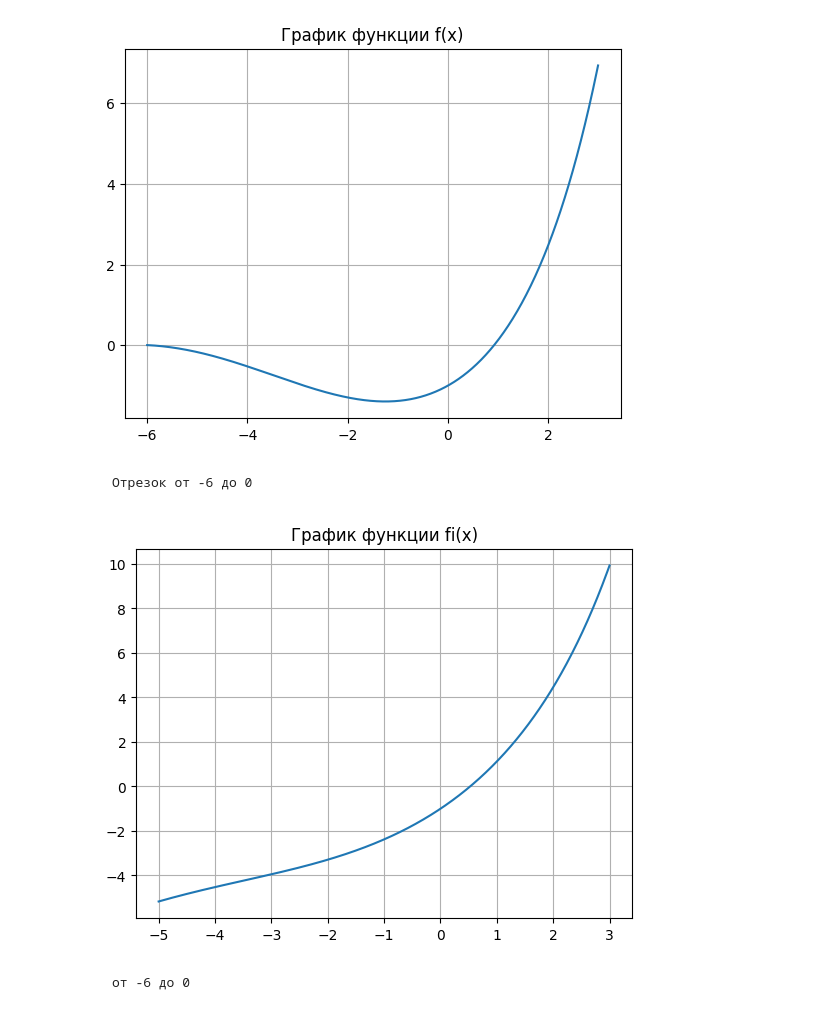
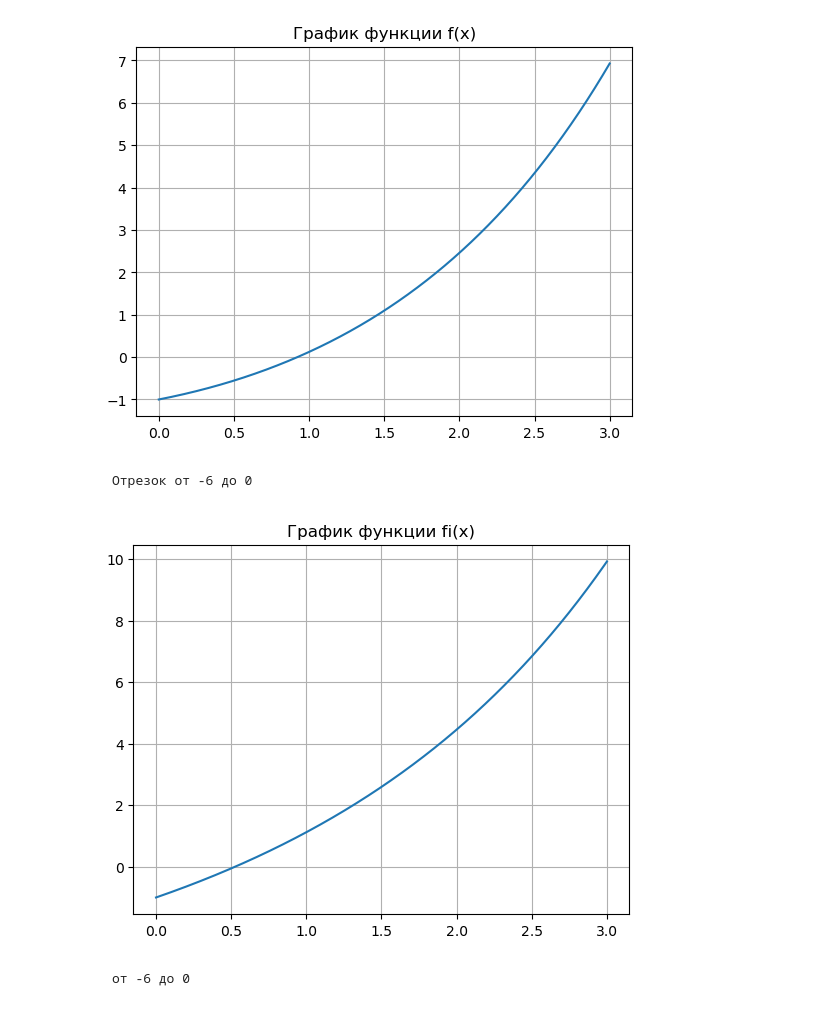
Before and after one commit to Iversy/mmps, a Jupyter notebook: лаб31мопс.ipynb, the cells around one changed output. Cells and saved outputs as stored; diff of their text form; code cells hidden in the pictures.

```diff
--- a/лаб31мопс.ipynb
+++ b/лаб31мопс.ipynb
@@ -21,15 +21,15 @@ def f1(x):
 def f2(x):
     return 2**x * math.log(2)**2 + 1/4 * math.cos(x/2)
 # %%
-X = np.linspace(-6,3,1000)
-fif = lambda x: (np.pow(2,x)-1-np.cos(x/2))
+X = np.linspace(0,3,1000)
+fif = lambda x: (np.power(2,x)-1-np.cos(x/2))
 Y = fif(X)
 plt.title("График функции f(x)")
 sns.lineplot(x=X,y=Y)
 plt.grid()
 plt.show()
 # %% [output]
-[figure, old version]
+[figure, new version]
 # %% [markdown]
     Отрезок от -6 до 0
 # %%
@@ -70,15 +70,15 @@ def newton(a,b,eps):
 def fi(x):
     return f(x)+x
 # %%
-X = np.linspace(-5,3,1000)
-fif = lambda x: (np.pow(2,x)-1-np.cos(x/2)) + x
+X = np.linspace(0,3,1000)
+fif = lambda x: (np.power(2,x)-1-np.cos(x/2)) + x
 Y = fif(X)
 plt.title("График функции fi(x)")
 sns.lineplot(x=X,y=Y)
 plt.grid()
 plt.show()
 # %% [output]
-[figure, old version]
+[figure, new version]
 # %% [markdown]
     от -6 до 0
 # %%
```
Also changed, not shown: parts of 8 cells of this notebook, 1 other file.
